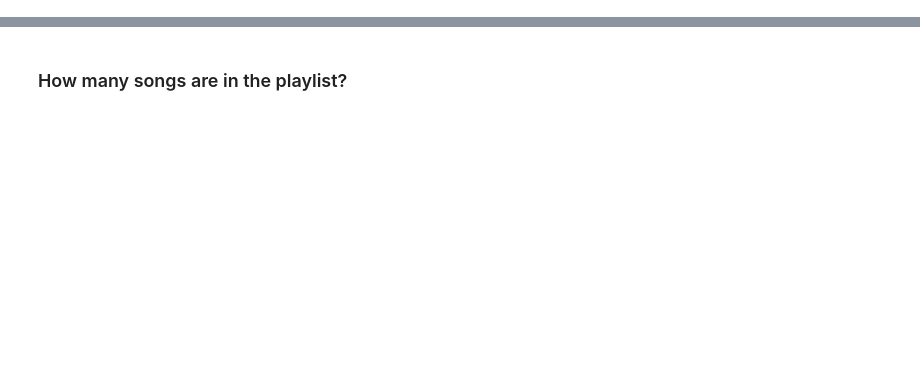
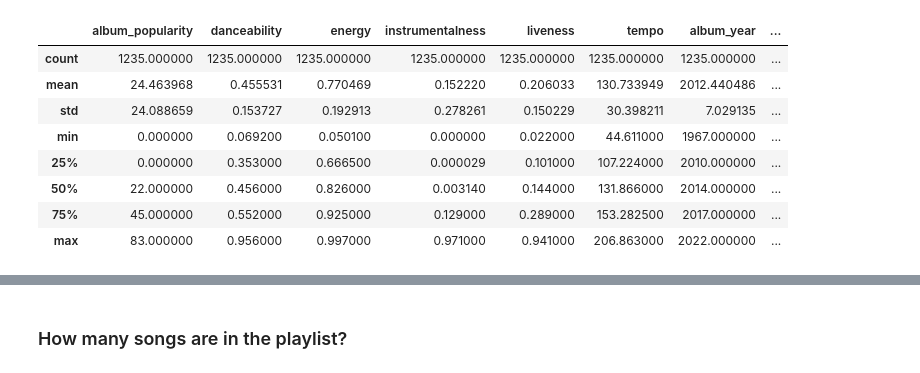
Before and after one commit to hugotorres22/data-analysis, a Jupyter notebook: Spotipy/DescriptiveAnalysis.ipynb, the cells around one changed output, grey strips where cells are left out. Cells and saved outputs as stored; diff of their text form; code cells hidden in the pictures; blank space fills up the shorter version.

```diff
--- a/Spotipy/DescriptiveAnalysis.ipynb
+++ b/Spotipy/DescriptiveAnalysis.ipynb
@@ -14 +22,13 @@ playlist_data.head(2)
 | 1 | purr | Tides From Nebula | Aura | 2009-01-01 | 0 | 00:04:19 | 0.115 | 0.646 | ... |
+# %%
+playlist_data.describe()
+# %% [output]
+|  | album_popularity | danceability | energy | instrumentalness | liveness | tempo | album_year | ... |
+| count | 1235.000000 | 1235.000000 | 1235.000000 | 1235.000000 | 1235.000000 | 1235.000000 | 1235.000000 | ... |
+| mean | 24.463968 | 0.455531 | 0.770469 | 0.152220 | 0.206033 | 130.733949 | 2012.440486 | ... |
+| std | 24.088659 | 0.153727 | 0.192913 | 0.278261 | 0.150229 | 30.398211 | 7.029135 | ... |
+| min | 0.000000 | 0.069200 | 0.050100 | 0.000000 | 0.022000 | 44.611000 | 1967.000000 | ... |
+| 25% | 0.000000 | 0.353000 | 0.666500 | 0.000029 | 0.101000 | 107.224000 | 2010.000000 | ... |
+| 50% | 22.000000 | 0.456000 | 0.826000 | 0.003140 | 0.144000 | 131.866000 | 2014.000000 | ... |
+| 75% | 45.000000 | 0.552000 | 0.925000 | 0.129000 | 0.289000 | 153.282500 | 2017.000000 | ... |
+| max | 83.000000 | 0.956000 | 0.997000 | 0.971000 | 0.941000 | 206.863000 | 2022.000000 | ... |
```
Also changed, not shown: parts of 35 cells of this notebook.
